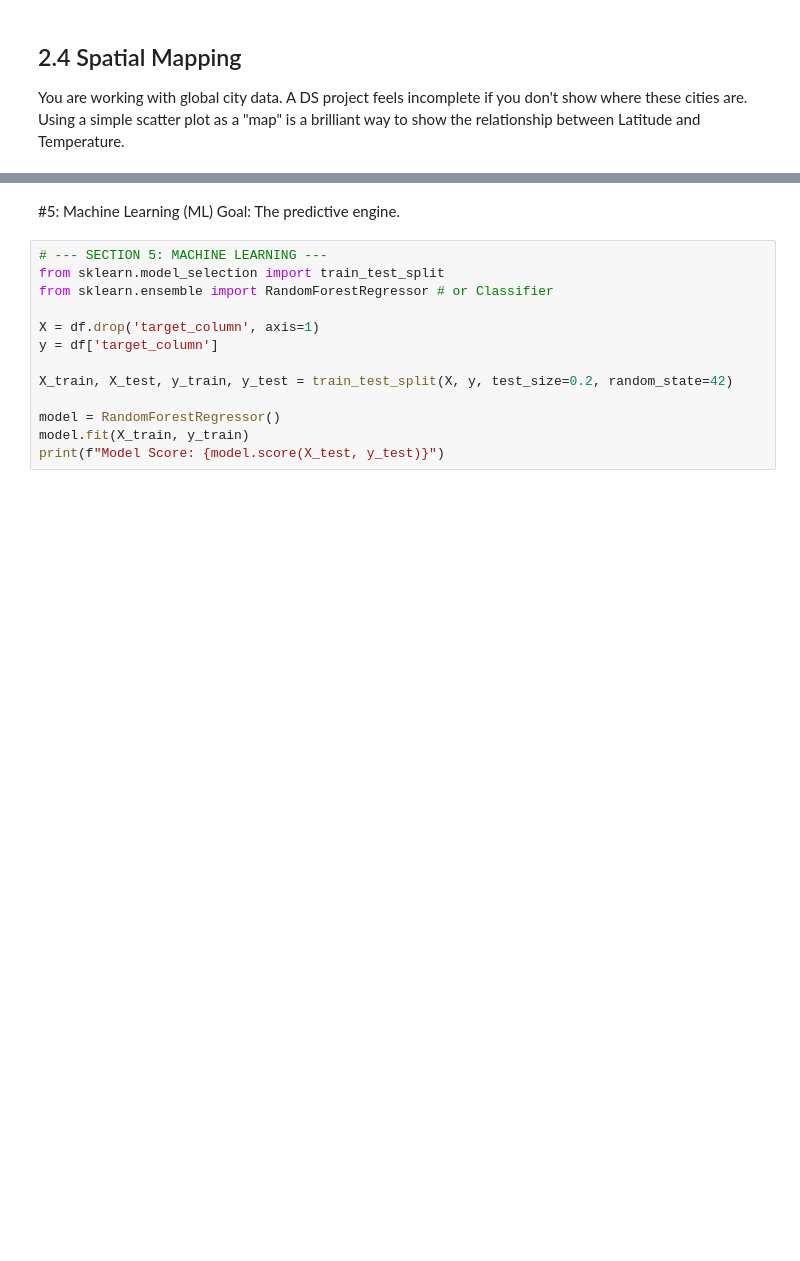
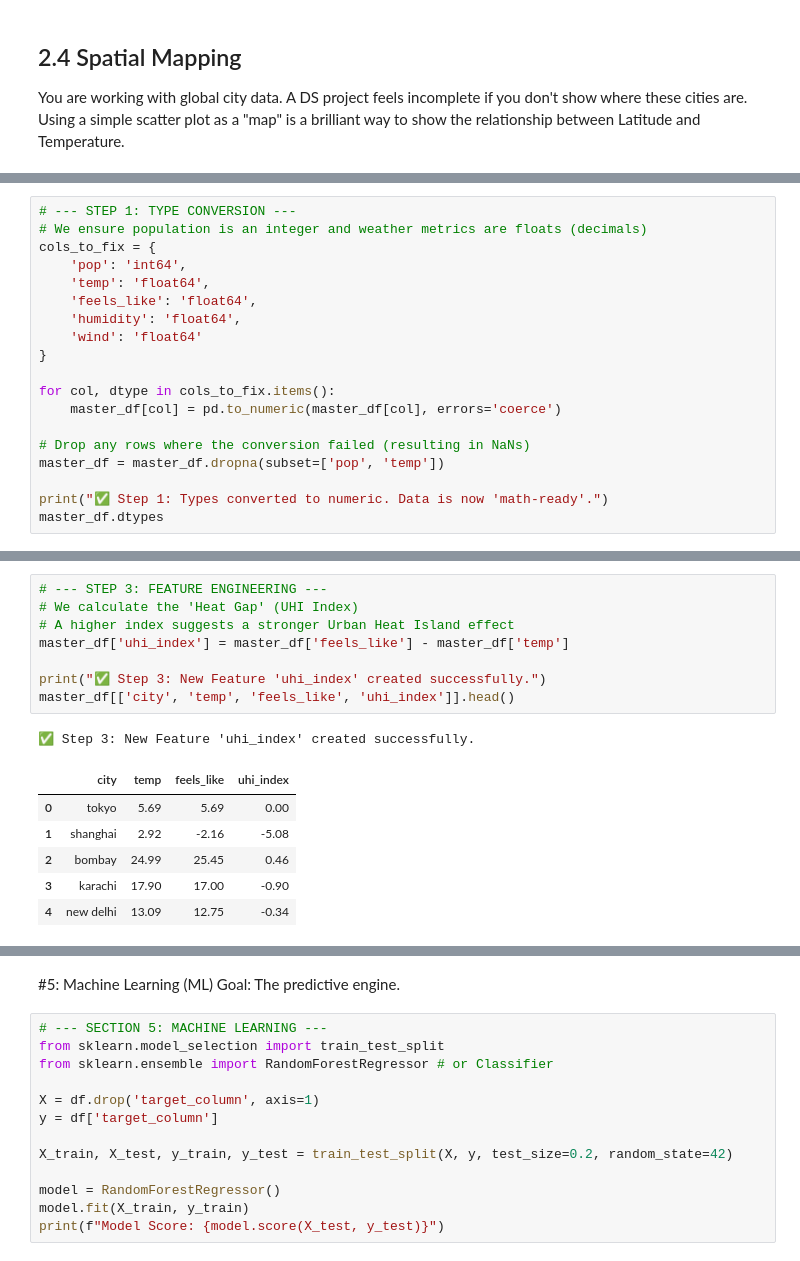
Before and after one commit to LiamDuero03/DS-Society-Project, a Jupyter notebook: Full-Project.ipynb, the cells around one changed output, grey strips where cells are left out. Cells and saved outputs as stored; diff of their text form; blank space fills up the shorter version.

```diff
--- a/Full-Project.ipynb
+++ b/Full-Project.ipynb
@@ -395,0 +387,19 @@ scaler = StandardScaler()
+# %%
+# --- STEP 1: TYPE CONVERSION ---
+# We ensure population is an integer and weather metrics are floats (decimals)
+cols_to_fix = {
+    'pop': 'int64',
+    'temp': 'float64',
+    'feels_like': 'float64',
+    'humidity': 'float64',
+    'wind': 'float64'
+}
+
+for col, dtype in cols_to_fix.items():
+    master_df[col] = pd.to_numeric(master_df[col], errors='coerce')
+
+# Drop any rows where the conversion failed (resulting in NaNs)
+master_df = master_df.dropna(subset=['pop', 'temp'])
+
+print("✅ Step 1: Types converted to numeric. Data is now 'math-ready'.")
+master_df.dtypes
@@ -395,0 +435,16 @@ scaler = StandardScaler()
+# %%
+# --- STEP 3: FEATURE ENGINEERING ---
+# We calculate the 'Heat Gap' (UHI Index)
+# A higher index suggests a stronger Urban Heat Island effect
+master_df['uhi_index'] = master_df['feels_like'] - master_df['temp']
+
+print("✅ Step 3: New Feature 'uhi_index' created successfully.")
+master_df[['city', 'temp', 'feels_like', 'uhi_index']].head()
+# %% [output]
+✅ Step 3: New Feature 'uhi_index' created successfully.
+|  | city | temp | feels_like | uhi_index |
+| 0 | tokyo | 5.69 | 5.69 | 0.00 |
+| 1 | shanghai | 2.92 | -2.16 | -5.08 |
+| 2 | bombay | 24.99 | 25.45 | 0.46 |
+| 3 | karachi | 17.90 | 17.00 | -0.90 |
+| 4 | new delhi | 13.09 | 12.75 | -0.34 |
```
Also changed, not shown: parts of 23 cells of this notebook.
